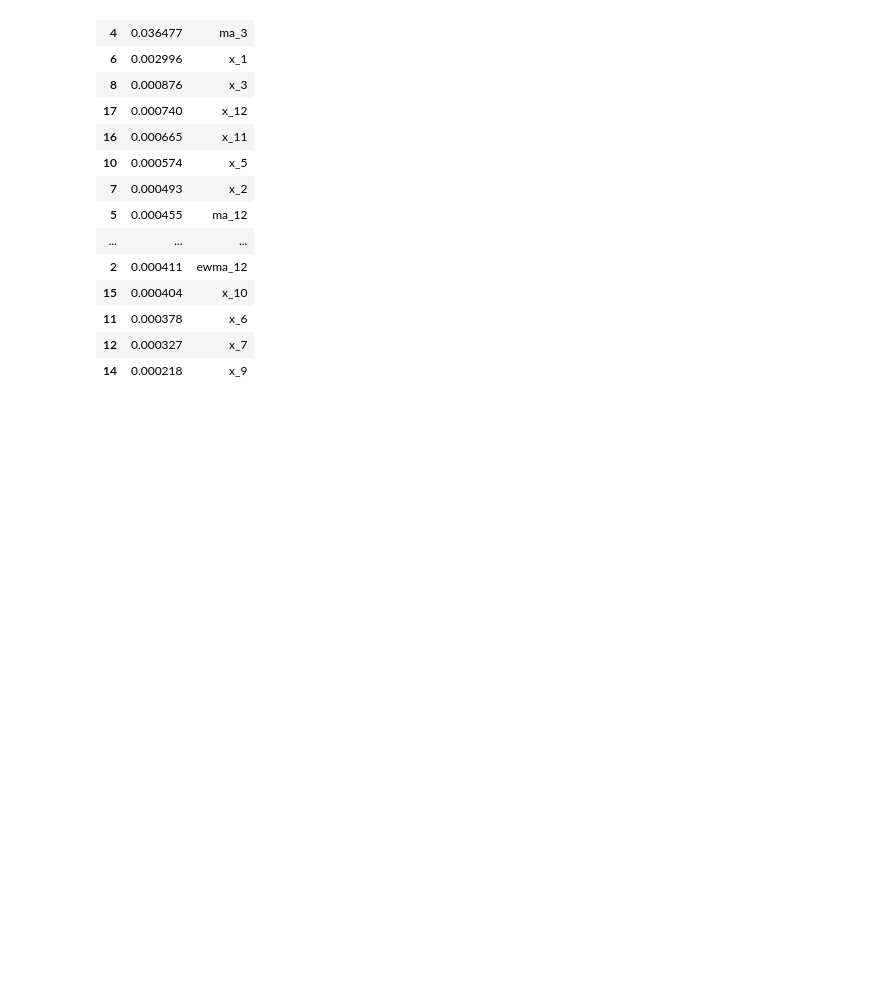
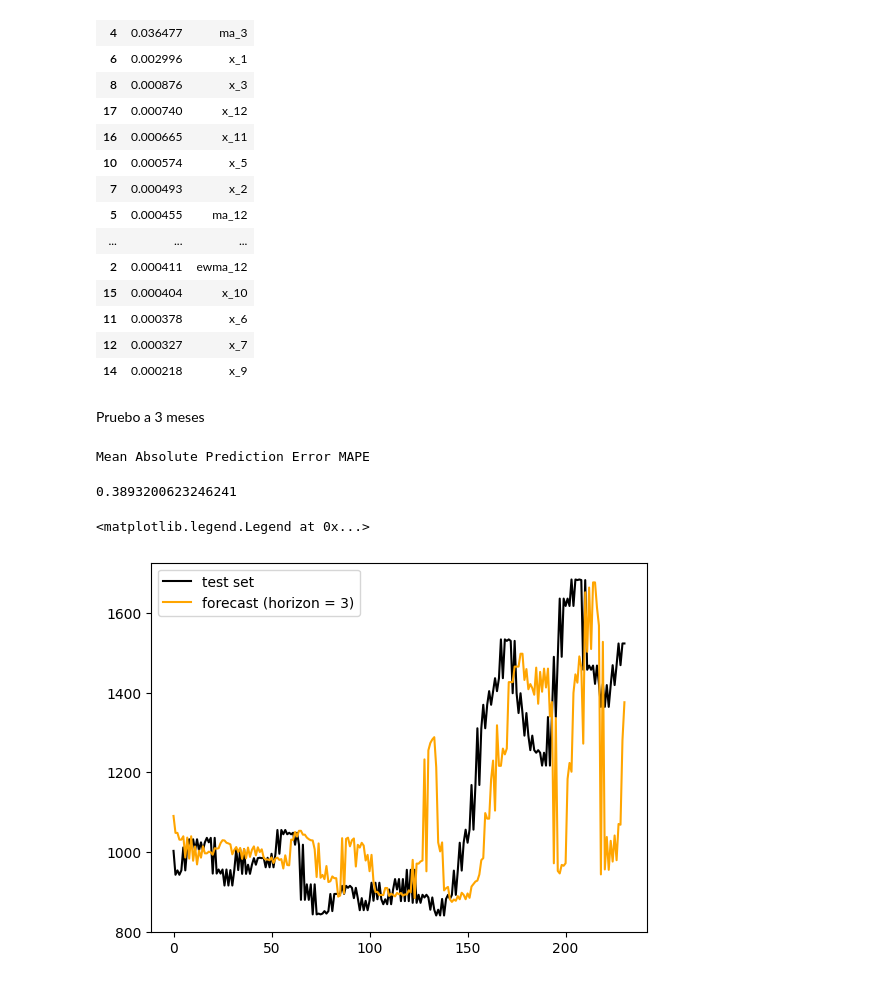
Before and after one commit to tquirelli/Agricultural_Market_Predictions, a Jupyter notebook: tomi-ARIMA.ipynb, the cells around one changed output. Cells and saved outputs as stored; diff of their text form; code cells hidden in the pictures; blank space fills up the shorter version.

```diff
--- a/tomi-ARIMA.ipynb
+++ b/tomi-ARIMA.ipynb
@@ -1117,3 +1117,54 @@ pd.DataFrame(zip(importances, features)).sort_values(by=0, ascending=False)
 | 11 | 0.000378 | x_6 |
 | 12 | 0.000327 | x_7 |
 | 14 | 0.000218 | x_9 |
+# %% [markdown]
+Pruebo a 3 meses
+# %%
+from sklearn.metrics import r2_score
+
+def evaluate_performance_3month_prediction(y_true, test_indexes, predictor, full_X):
+    predictions = []
+    ground_truth = []
+    i = 0
+
+    for _index in test_indexes:
+        train_data = y_true[:_index]
+        current_ground_truth = y_true[_index:_index+3]
+        current_ground_truth_features = full_X[_index:_index+3, :]
+        train_features = full_X[:_index]
+
+        # Train the model on all data points until (t-1) to predict (t), (t+1), (t+2)
+        predictor.fit(train_features, train_data)
+        prediction = predictor.predict(current_ground_truth_features)
+        predictions.extend(prediction)
+        ground_truth.extend(current_ground_truth)
+
+        i += 1
+
+    # Calculate R²
+    r2 = r2_score(ground_truth, predictions)
+
+    # Calculate MAPE
+    mape = np.mean(np.abs(np.array(predictions) - np.array(ground_truth))/np.abs(np.array(ground_truth)))
+
+    return ground_truth, predictions, r2, mape
+# %%
+results = evaluate_performance_3month_prediction(
+    y.values,
+    test_indexes=test_indexes,
+    predictor=random_forest,
+    full_X = X.values
+)
+# %%
+print('Mean Absolute Prediction Error MAPE')
+results[2]
+# %% [output]
+Mean Absolute Prediction Error MAPE
+0.3893200623246241
+# %%
+plt.plot(results[0], c='black', label='test set')
+plt.plot(results[1], c='orange', label='forecast (horizon = 3)')
+plt.legend()
+# %% [output]
+<matplotlib.legend.Legend at 0x...>
+[figure, added]
```
Also changed, not shown: parts of 2 cells of this notebook.
